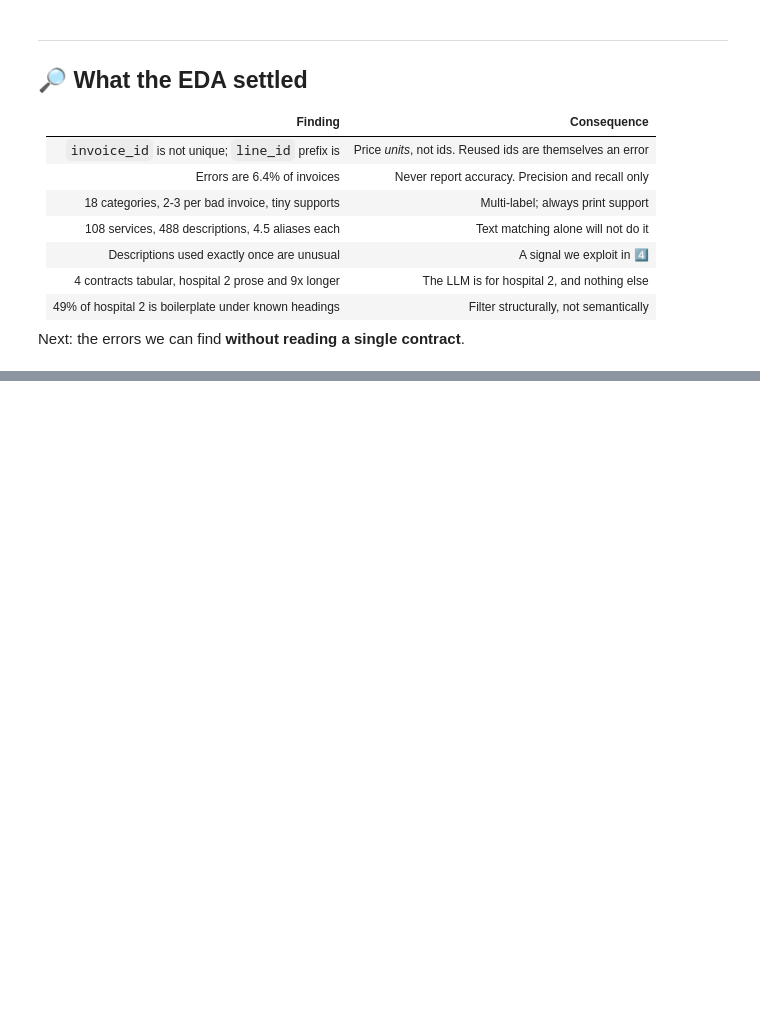
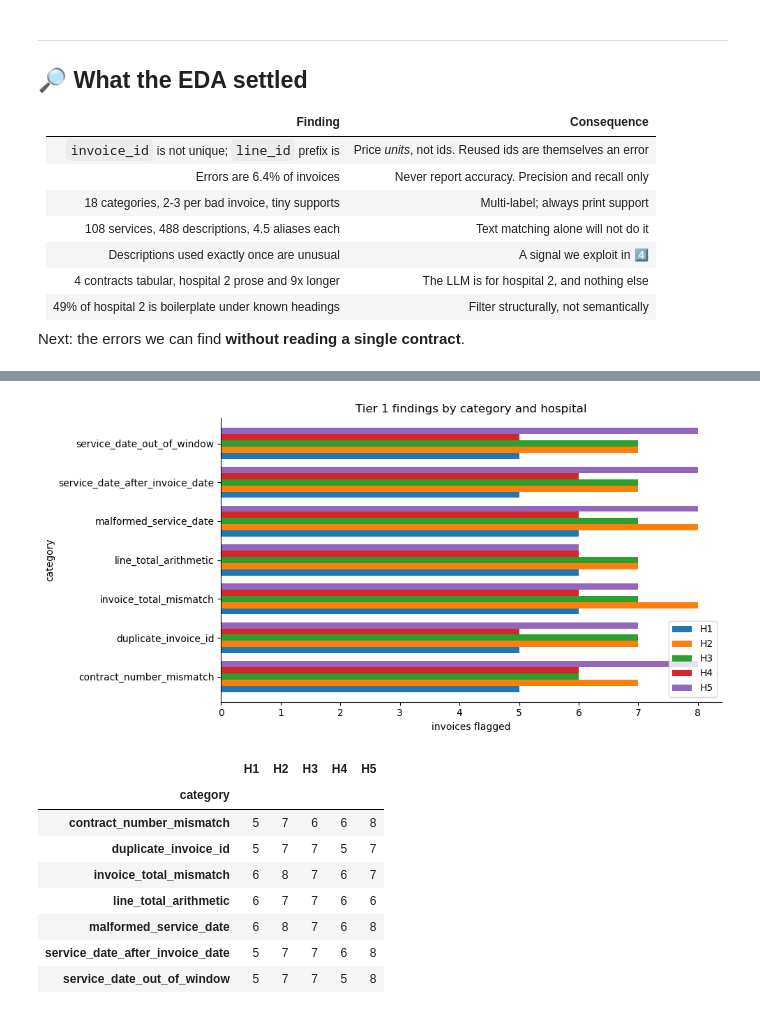
Before and after one commit to nxull9/invoice-audit, a Jupyter notebook: notebooks/invoice_audit.ipynb, the cells around one changed output, grey strips where cells are left out. Cells and saved outputs as stored; diff of their text form; code cells hidden in the pictures; blank space fills up the shorter version.

```diff
--- a/notebooks/invoice_audit.ipynb
+++ b/notebooks/invoice_audit.ipynb
@@ -456,0 +875,12 @@ Next: the errors we can find **without reading a single contract**.
+# %%
+import src.structural_checks as sc
+import src.evaluation as ev
+importlib.reload(sc); importlib.reload(ev)
+
+header = ch.read_header(DATA, 'hospital_1')
+findings = sc.run_all(units, line_items, header)
+
+print(f'findings   : {len(findings)} rows')
+print(f'invoices   : {findings.invoice_id.nunique()} flagged')
+print()
+print(findings.category.value_counts().to_string())
@@ -456,0 +956,16 @@ Next: the errors we can find **without reading a single contract**.
+# %%
+tier1 = {}
+rows = []
+for h in HOSPITALS:
+    inv_h = dl.load_invoices(DATA, h)
+    li_h  = dl.load_line_items(DATA, h)
+    un_h  = dl.build_invoice_units(inv_h, li_h)
+    hd_h  = ch.read_header(DATA, h)
+    f_h   = sc.run_all(un_h, li_h, hd_h)
+    tier1[h] = f_h
+    rows.append({'hospital': h,
+                 'invoices': un_h.invoice_id.nunique(),
+                 'flagged': f_h.invoice_id.nunique(),
+                 'flagged_pct': round(100 * f_h.invoice_id.nunique() / un_h.invoice_id.nunique(), 1),
+                 'findings': len(f_h)})
+pd.DataFrame(rows)
@@ -456,0 +979,22 @@ Next: the errors we can find **without reading a single contract**.
+# %%
+wide = (pd.concat([f.assign(hospital=h) for h, f in tier1.items()])
+          .pivot_table(index='category', columns='hospital',
+                       values='invoice_id', aggfunc='nunique', fill_value=0))
+wide.columns = [c.replace('hospital_', 'H') for c in wide.columns]
+
+wide.plot(kind='barh', figsize=(10, 5), width=0.8)
+plt.title('Tier 1 findings by category and hospital')
+plt.xlabel('invoices flagged'); plt.legend(title='')
+plt.tight_layout(); plt.show()
+wide
+# %% [output]
+[figure, added]
+|  | H1 | H2 | H3 | H4 | H5 |
+| category |  |  |  |  |  |
+| contract_number_mismatch | 5 | 7 | 6 | 6 | 8 |
+| duplicate_invoice_id | 5 | 7 | 7 | 5 | 7 |
+| invoice_total_mismatch | 6 | 8 | 7 | 6 | 7 |
+| line_total_arithmetic | 6 | 7 | 7 | 6 | 6 |
+| malformed_service_date | 6 | 8 | 7 | 6 | 8 |
+| service_date_after_invoice_date | 5 | 7 | 7 | 6 | 8 |
+| service_date_out_of_window | 5 | 7 | 7 | 5 | 8 |
```
Also changed, not shown: parts of 23 cells of this notebook, 5 other files.
